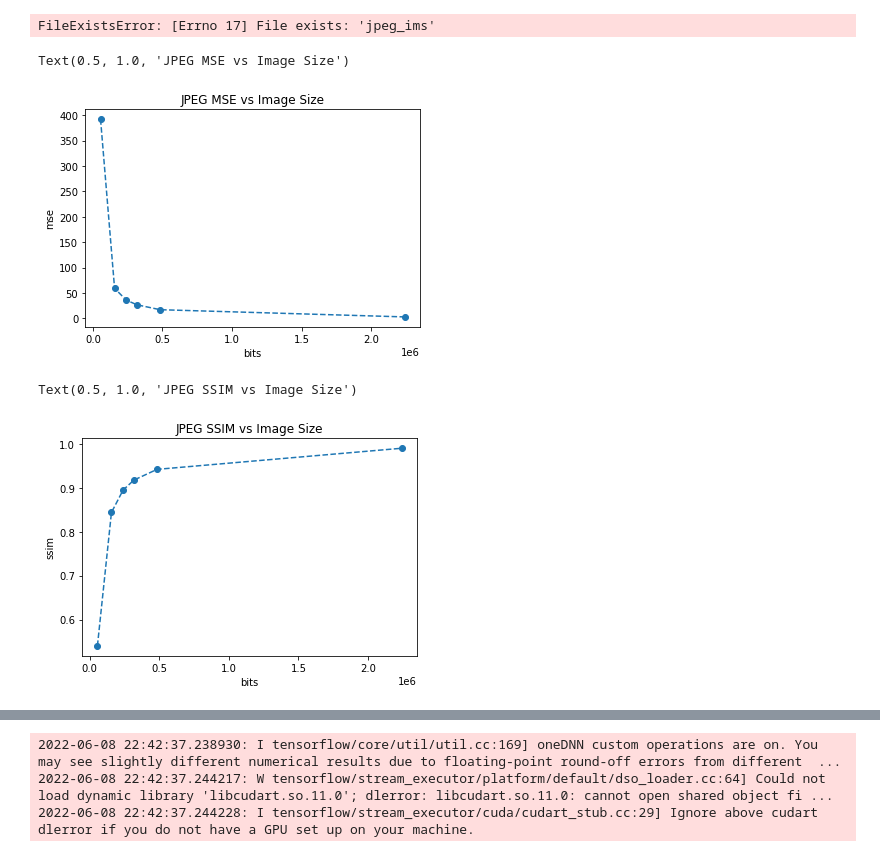
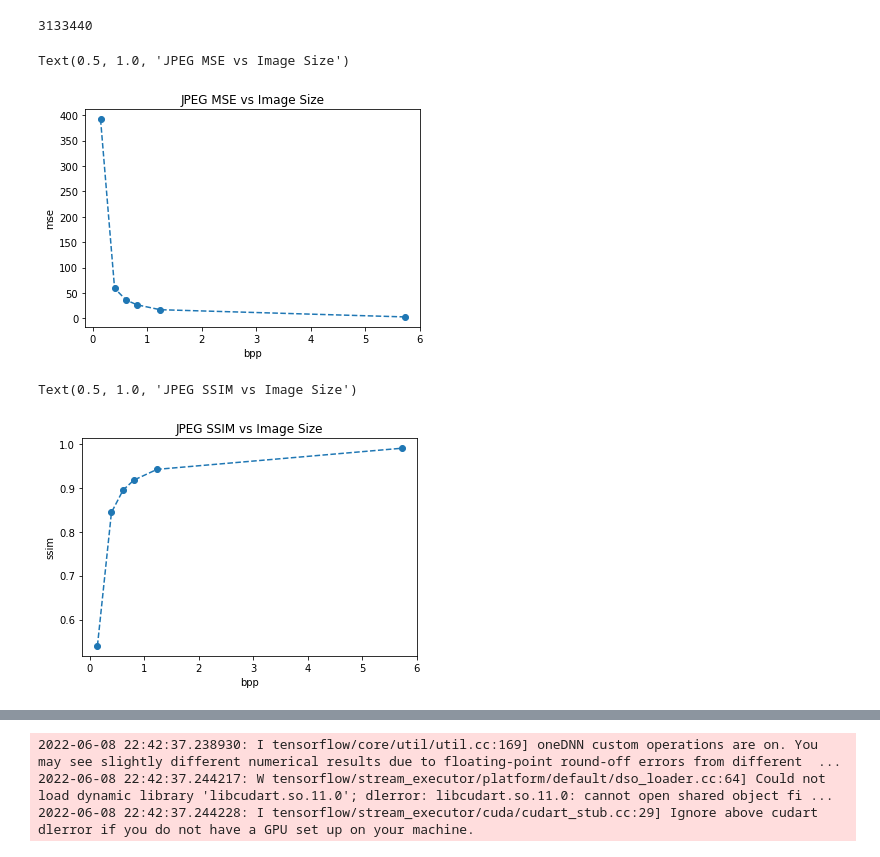
Before and after one commit to pnagasam/dsc291_image_compression, a Jupyter notebook: Main.ipynb, the cells around one changed output, grey strips where cells are left out. Drawn from its saved outputs; the diff is of its cells as text; code cells hidden in the pictures.

```diff
--- a/Main.ipynb
+++ b/Main.ipynb
@@ -26,7 +27,7 @@ qual_range = np.arange(0, 120, 20)
 mse_jpg = np.zeros(qual_range.shape[0])
 ssim_jpg = np.zeros(qual_range.shape[0])
 
-num_bits = np.zeros(qual_range.shape[0])
+num_bytes = np.zeros(qual_range.shape[0])
 
 for im_ind in range(start_ind,start_ind+num_ims):
 
@@ -37,30 +38,35 @@ for im_ind in range(start_ind,start_ind+num_ims):
         qual = qual_range[q]
         fp_store = os.path.join(im_store_dir_jpeg, im_jpg_name.format(im_ind,qual))
         cv2.imwrite(fp_store, im, [int(cv2.IMWRITE_JPEG_QUALITY), qual])
-        num_bits[q] += os.path.getsize(fp_store)
+        num_bytes[q] += os.path.getsize(fp_store)
         im_jpg = cv2.imread(fp_store)
         mse_jpg[q] += mean_squared_error(im, im_jpg)
         ssim_jpg[q] += ssim(im, im_jpg, data_range=im.max() - im.min(), multichannel=True)
 
 mse_jpg = mse_jpg/num_ims
 ssim_jpg = ssim_jpg/num_ims
-num_bits = num_bits/num_ims
+num_bytes = num_bytes/num_ims
 shutil.rmtree(im_store_dir_jpeg)
-# %% [output]
-FileExistsError: [Errno 17] File exists: 'jpeg_ims'
+# %%
+fp_read = os.path.join(im_dir, im_name.format(im_ind))
+im = cv2.imread(fp_read, cv2.IMREAD_COLOR)
+# %%
+im.shape[0]*im.shape[1]
+# %% [output]
+3133440
 # %%
-plt.plot(num_bits, mse_jpg, '--o')
-plt.xlabel('bits')
+plt.plot(num_bytes*8/(im.shape[0]*im.shape[1]), mse_jpg, '--o')
+plt.xlabel('bpp')
 plt.ylabel('mse')
 plt.title('JPEG MSE vs Image Size')
 # %% [output]
 Text(0.5, 1.0, 'JPEG MSE vs Image Size')
-[figure, old version]
+[figure, new version]
 # %%
-plt.plot(num_bits, ssim_jpg, '--o')
-plt.xlabel('bits')
+plt.plot(num_bytes*8/(im.shape[0]*im.shape[1]), ssim_jpg, '--o')
+plt.xlabel('bpp')
 plt.ylabel('ssim')
 plt.title('JPEG SSIM vs Image Size')
 # %% [output]
 Text(0.5, 1.0, 'JPEG SSIM vs Image Size')
-[figure, old version]
+[figure, new version]
```
Also changed, not shown: parts of 4 cells of this notebook.
